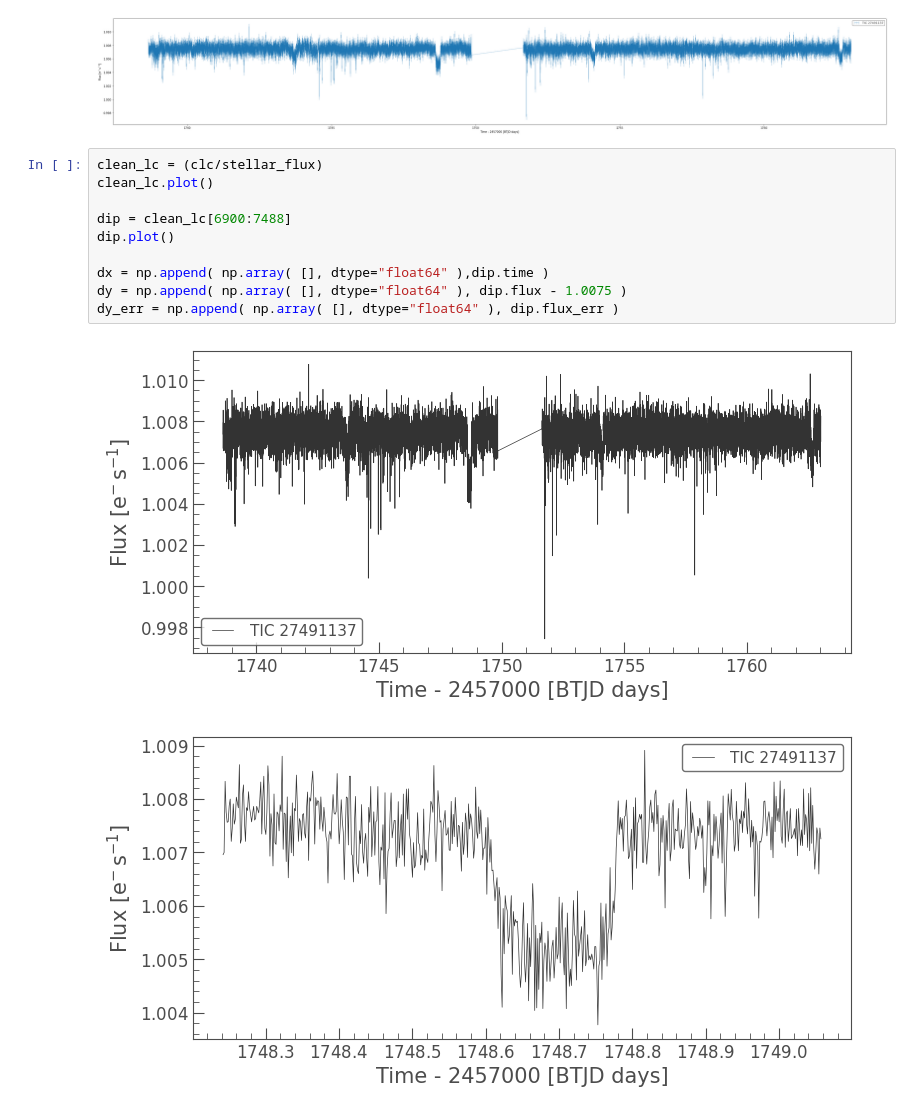
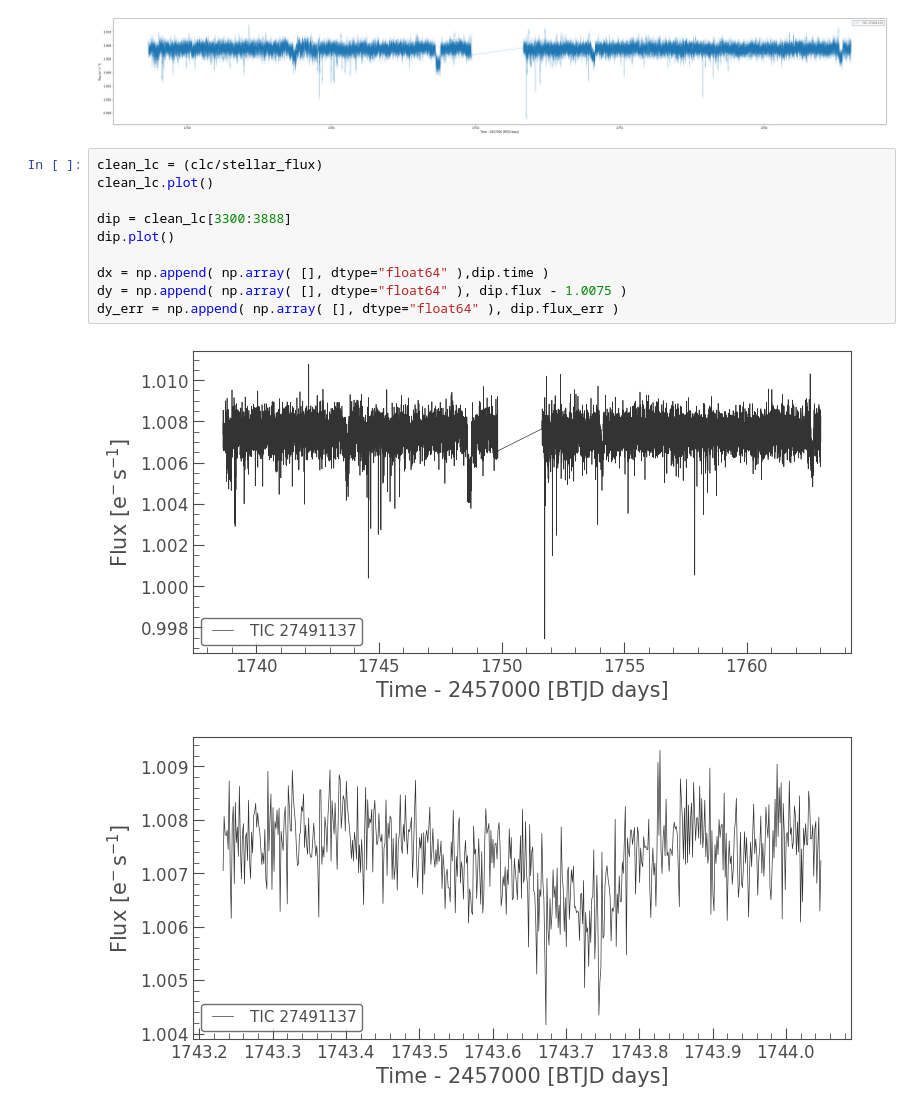
Before and after one commit to hughesymendes/TIC-27491137, a Jupyter notebook: dip1_sampleSA.ipynb, the cells around one changed output. Saved outputs shown, nothing was run; the diff lists cells and outputs as text.

```diff
--- a/dip1_sampleSA.ipynb
+++ b/dip1_sampleSA.ipynb
@@ -108,16 +108,16 @@ fig, ax = plt.subplots(figsize=(50, 7))
 # %%
 clean_lc = (clc/stellar_flux)
 clean_lc.plot()
 
-dip = clean_lc[6900:7488]
+dip = clean_lc[3300:3888]
 dip.plot()
 
 dx = np.append( np.array( [], dtype="float64" ),dip.time )
 dy = np.append( np.array( [], dtype="float64" ), dip.flux - 1.0075 )
 dy_err = np.append( np.array( [], dtype="float64" ), dip.flux_err )
 # %% [output]
 [figure]
-[figure, old version]
+[figure, new version]
 # %%
 plt.plot(dx, dy, color="C0", lw=1)
 # %% [output]
```
Also changed, not shown: parts of 5 cells of this notebook.
